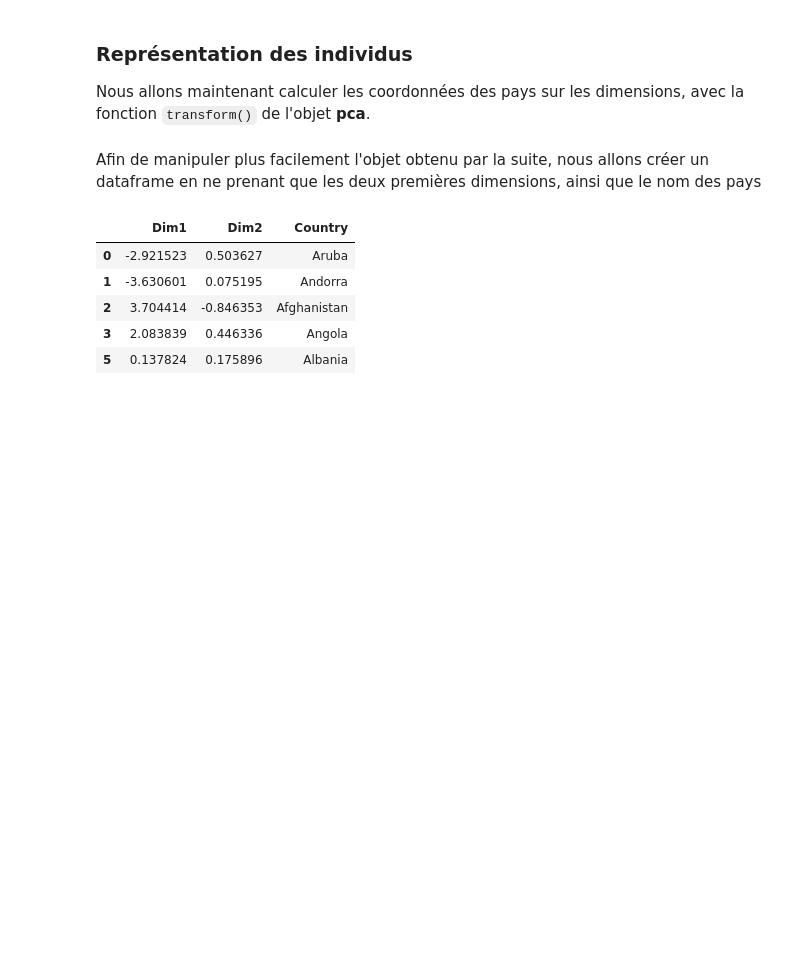
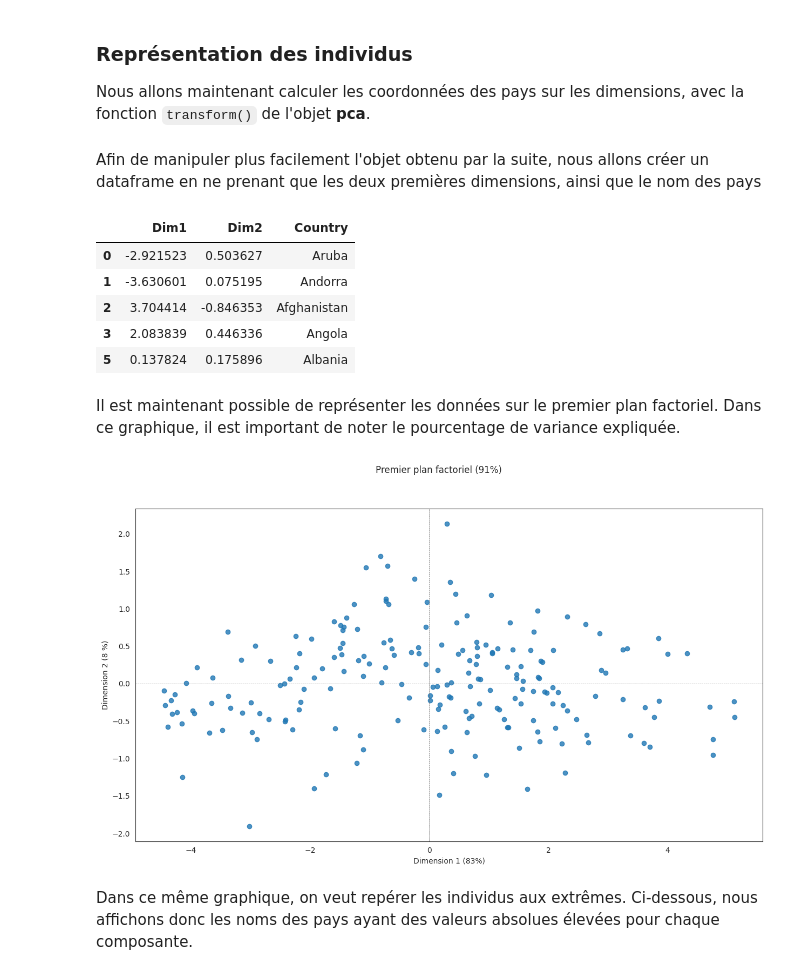
Before and after one commit to DavidTGAUTIER/mini-projects, a Jupyter notebook: Gouvernance-indicators/wgi-acp.ipynb, the cells around one changed output. Saved outputs shown, nothing was run; the diff lists cells and outputs as text; code cells hidden in the pictures; blank space fills up the shorter version.

```diff
--- a/Gouvernance-indicators/wgi-acp.ipynb
+++ b/Gouvernance-indicators/wgi-acp.ipynb
@@ -109,3 +109,18 @@ WGI_pca_df.head()
 | 2 | 3.704414 | -0.846353 | Afghanistan |
 | 3 | 2.083839 | 0.446336 | Angola |
 | 5 | 0.137824 | 0.175896 | Albania |
+# %% [markdown]
+Il est maintenant possible de représenter les données sur le premier plan factoriel. Dans ce graphique, il est important de noter le pourcentage de variance expliquée.
+# %%
+plt.figure(figsize=(15,8))
+plt.axvline(x=0, linewidth=.5, color="dimgray", linestyle="--")
+plt.axhline(y=0, linewidth=.5, color="dimgray", linestyle="--")
+sns.regplot(data=WGI_pca_df, x="Dim1", y="Dim2", fit_reg=False)
+plt.xlabel("Dimension 1 (83%)") # modification du nom de l'axe X
+plt.ylabel("Dimension 2 (8 %)") # idem pour axe Y
+plt.suptitle("Premier plan factoriel (91%)") # titre général
+plt.show()
+# %% [output]
+[figure, added]
+# %% [markdown]
+Dans ce même graphique, on veut repérer les individus aux extrêmes. Ci-dessous, nous affichons donc les noms des pays ayant des valeurs absolues élevées pour chaque composante.
```
